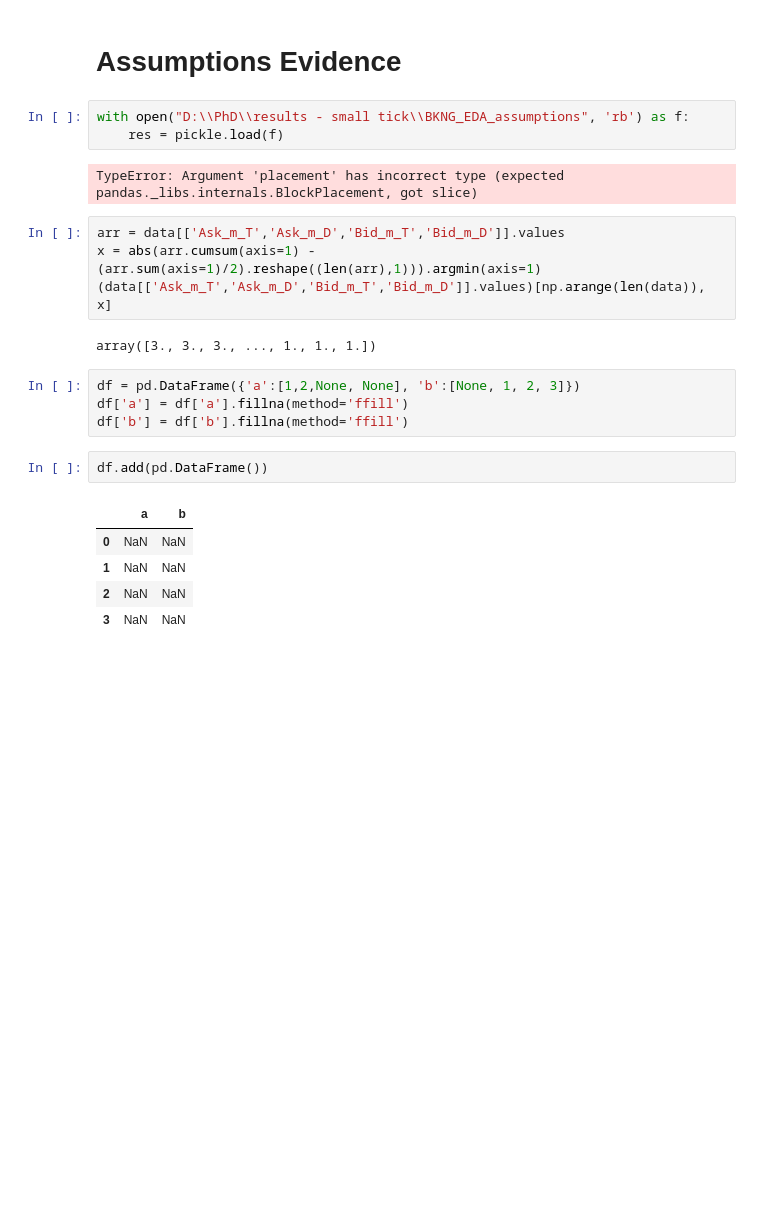
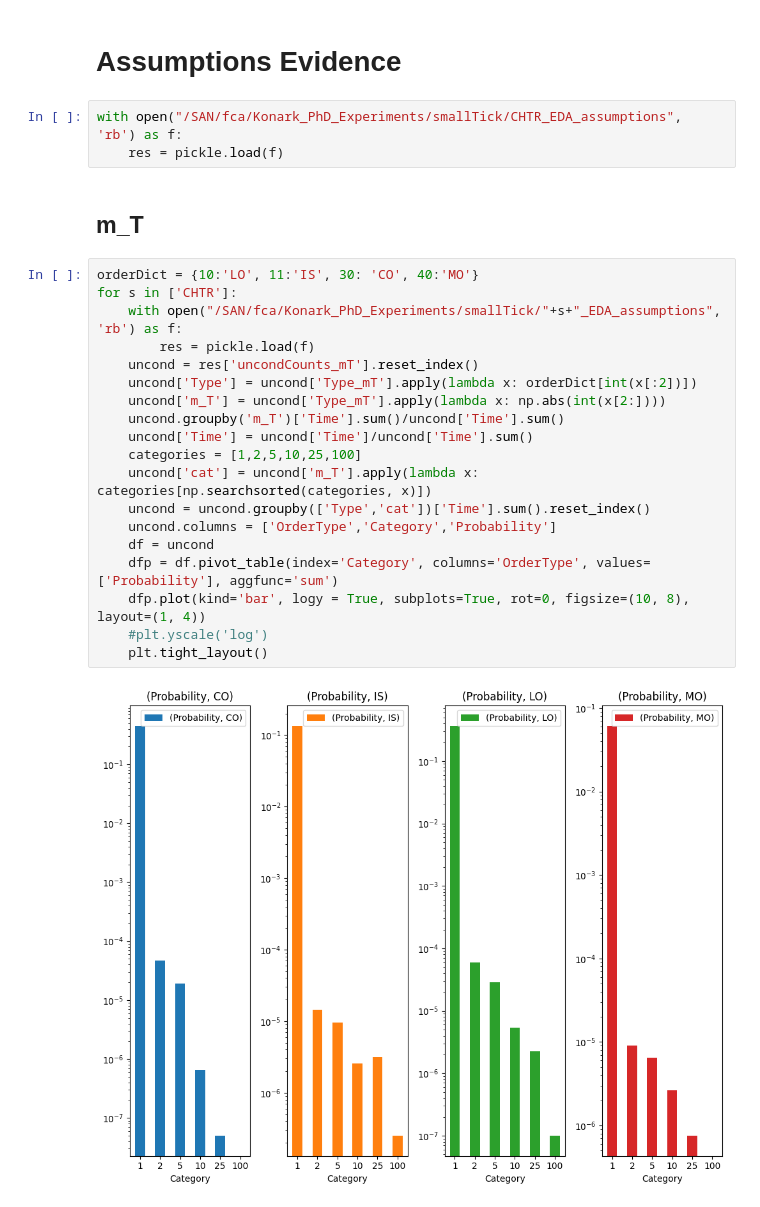
Before and after one commit to konqr/lobSimulations, a Jupyter notebook: src/backup/hawkes/experiments/toyModelSmallTick.ipynb, the cells around one changed output. Drawn from its saved outputs; the diff is of its cells as text; blank space fills up the shorter version.

Commit message:
assumptions

```diff
--- a/src/backup/hawkes/experiments/toyModelSmallTick.ipynb
+++ b/src/backup/hawkes/experiments/toyModelSmallTick.ipynb
@@ -963,25 +966,28 @@ plt.savefig('D:\\PhD\\results - small tick\\ergStudy_eta_shape.png')
 # %% [markdown]
 # Assumptions Evidence
 # %%
-with open("D:\\PhD\\results - small tick\\BKNG_EDA_assumptions", 'rb') as f:
+with open("/SAN/fca/Konark_PhD_Experiments/smallTick/CHTR_EDA_assumptions", 'rb') as f:
     res = pickle.load(f)
-# %% [output]
-TypeError: Argument 'placement' has incorrect type (expected pandas._libs.internals.BlockPlacement, got slice)
-# %%
-arr = data[['Ask_m_T','Ask_m_D','Bid_m_T','Bid_m_D']].values
-x = abs(arr.cumsum(axis=1) - (arr.sum(axis=1)/2).reshape((len(arr),1))).argmin(axis=1)
-(data[['Ask_m_T','Ask_m_D','Bid_m_T','Bid_m_D']].values)[np.arange(len(data)), x]
-# %% [output]
-array([3., 3., 3., ..., 1., 1., 1.])
-# %%
-df = pd.DataFrame({'a':[1,2,None, None], 'b':[None, 1, 2, 3]})
-df['a'] = df['a'].fillna(method='ffill')
-df['b'] = df['b'].fillna(method='ffill')
-# %%
-df.add(pd.DataFrame())
-# %% [output]
-|  | a | b |
-| 0 | NaN | NaN |
-| 1 | NaN | NaN |
-| 2 | NaN | NaN |
-| 3 | NaN | NaN |
+# %% [markdown]
+## m_T
+# %%
+orderDict = {10:'LO', 11:'IS', 30: 'CO', 40:'MO'}
+for s in ['CHTR']:
+    with open("/SAN/fca/Konark_PhD_Experiments/smallTick/"+s+"_EDA_assumptions", 'rb') as f:
+        res = pickle.load(f)
+    uncond = res['uncondCounts_mT'].reset_index()
+    uncond['Type'] = uncond['Type_mT'].apply(lambda x: orderDict[int(x[:2])])
+    uncond['m_T'] = uncond['Type_mT'].apply(lambda x: np.abs(int(x[2:])))
+    uncond.groupby('m_T')['Time'].sum()/uncond['Time'].sum()
+    uncond['Time'] = uncond['Time']/uncond['Time'].sum()
+    categories = [1,2,5,10,25,100]
+    uncond['cat'] = uncond['m_T'].apply(lambda x: categories[np.searchsorted(categories, x)])
+    uncond = uncond.groupby(['Type','cat'])['Time'].sum().reset_index()
+    uncond.columns = ['OrderType','Category','Probability']
+    df = uncond
+    dfp = df.pivot_table(index='Category', columns='OrderType', values=['Probability'], aggfunc='sum')
+    dfp.plot(kind='bar', logy = True, subplots=True, rot=0, figsize=(10, 8), layout=(1, 4))
+    #plt.yscale('log')
+    plt.tight_layout()
+# %% [output]
+[figure, added]
```
Also changed, not shown: parts of 6 cells of this notebook, 1 other file.
